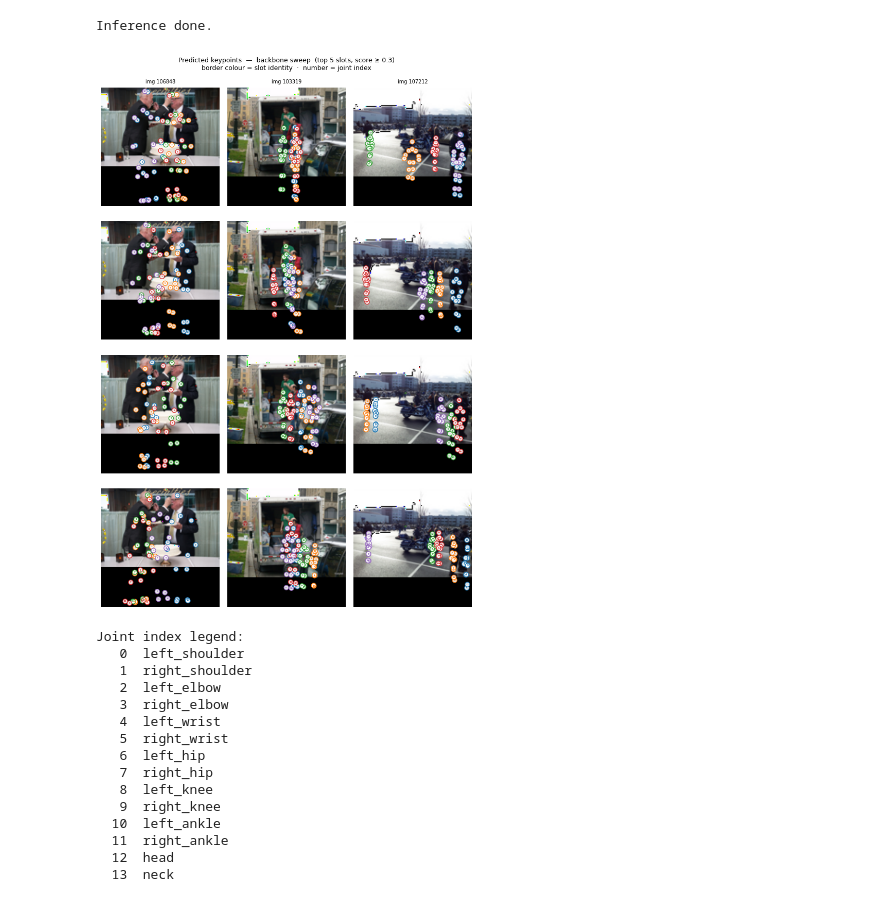
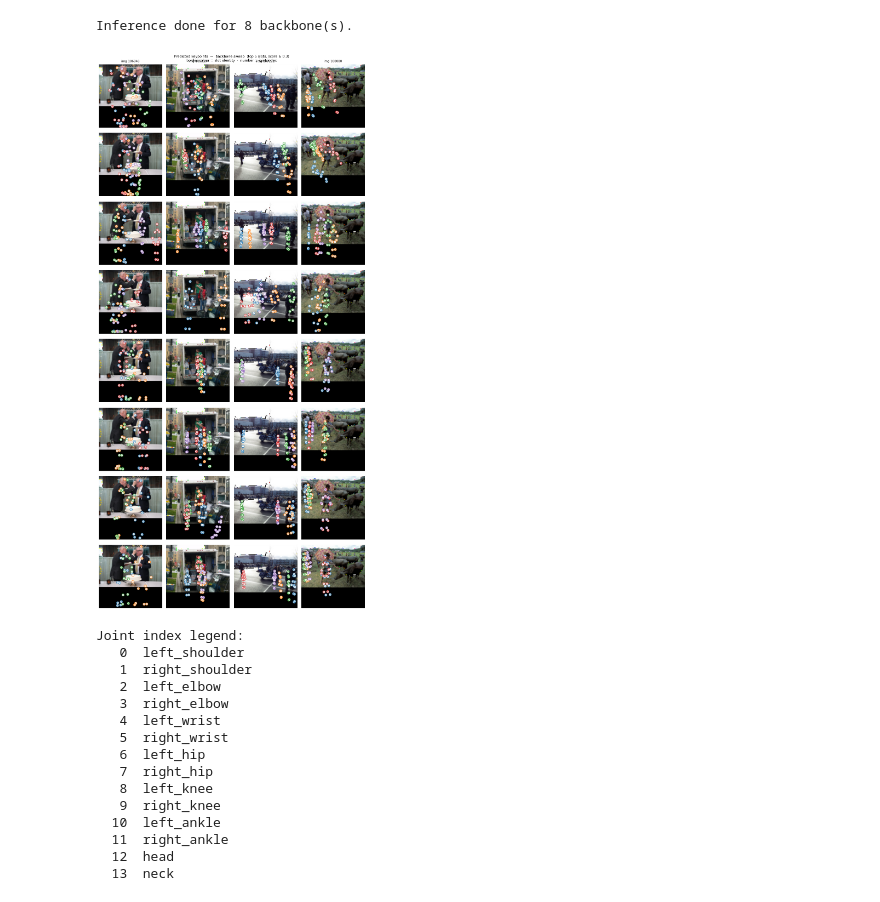
Before and after one commit to gasparyanartur/diffusion-pose-estimation, a Jupyter notebook: notebook/visualize_backbone_sweep.ipynb, the cells around one changed output. Saved outputs shown, nothing was run; the diff lists cells and outputs as text; code cells hidden in the pictures.

```diff
--- a/notebook/visualize_backbone_sweep.ipynb
+++ b/notebook/visualize_backbone_sweep.ipynb
@@ -202,7 +335,7 @@ plt.show()
 # %%
 # ── Run inference ─────────────────────────────────────────────────────────────
 #
-# For each backbone, forward-pass all 5 images as a single batch.
+# For each backbone, forward-pass all images as a single batch.
 # Outputs are kept as numpy for visualisation.
 #
 # predictions[tid][img_idx] = dict with keys:
@@ -214,17 +347,16 @@ predictions: dict[int, list[dict]] = {}
 
 with torch.no_grad():
     for tid, module in sorted(modules.items()):
-        batch = torch.stack(padded_images)  # [5, 3, 128, 128]
-        # _forward expects a dict with key "image"
+        batch = torch.stack(padded_images)  # [B, 3, 128, 128]
         pred = module._forward({"image": batch})
 
-        kpts_canonical = pred["keypoints"].cpu()        # [5, N, K, 2]
-        scores_all     = pred["scores"].cpu()           # [5, N]
-        kpt_scores_all = pred["keypoint_scores"].cpu()  # [5, N, K]
+        kpts_canonical = pred["keypoints"].cpu()        # [B, N, K, 2]
+        scores_all     = pred["scores"].cpu()           # [B, N]
+        kpt_scores_all = pred["keypoint_scores"].cpu()  # [B, N, K]
 
         B = kpts_canonical.shape[0]
         img_wh = torch.tensor([[MAX_SIZE, MAX_SIZE]], dtype=torch.float32).expand(B, -1)
-        kpts_pixel_all = canonical_to_pixel(kpts_canonical, img_wh)  # [5, N, K, 2]
+        kpts_pixel_all = canonical_to_pixel(kpts_canonical, img_wh)  # [B, N, K, 2]
 
         predictions[tid] = [
             {
@@ -232,12 +364,12 @@ with torch.no_grad():
                 "scores":     scores_all[i].numpy(),
                 "kpt_scores": kpt_scores_all[i].numpy(),
             }
-            for i in range(len(EXAMPLE_IMAGE_IDS))
+            for i in range(B)
         ]
 
-print("Inference done.")
+print(f"Inference done for {len(predictions)} backbone(s).")
 # %% [output]
-Inference done.
+Inference done for 8 backbone(s).
 # %%
 # ── Visualisation helper ──────────────────────────────────────────────────────
 
@@ -299,47 +431,56 @@ def plot_keypoints_with_slots(
 # %%
 %matplotlib inline
 # %%
-# ── Display grid: 4 backbones × 5 images ─────────────────────────────────────
 
-n_rows = len(task_runs)
+# ── Display grid: backbones × images ─────────────────────────────────────────
+
+loaded_tids = sorted(t for t in task_runs if t in modules)
+
+n_rows = len(loaded_tids)
 n_cols = len(EXAMPLE_IMAGE_IDS)
-fig, axes = plt.subplots(n_rows, n_cols, figsize=(n_cols * 2.5, n_rows * 2.8))
+fig, axes = plt.subplots(
+    n_rows, n_cols,
+    figsize=(n_cols * 2.5, n_rows * 2.6),
+    squeeze=False,
+)
 
-for row, tid in enumerate(sorted(task_runs)):
-    backbone = backbone_names[tid]
-    ap_val   = test_ap[tid]
-    ap_str   = f"AP={ap_val:.3f}" if not np.isnan(ap_val) else "AP=n/a"
+for row, tid in enumerate(loaded_tids):
+    backbone = backbone_names.get(tid, f"task_{tid}")
 
-    for col, img_idx in enumerate(range(n_cols)):
-        ax  = axes[row, col]
-        pred = predictions[tid][img_idx]
+    for col in range(n_cols):
+        ax   = axes[row, col]
+        pred = predictions[tid][col]
         plot_keypoints_with_slots(
             ax,
-            display_images[img_idx],
+            display_images[col],
             pred["kpts_pixel"],
             pred["scores"],
             pred["kpt_scores"],
         )
         if col == 0:
-            ax.set_ylabel(f"{backbone}\n{ap_str}", fontsize=8, labelpad=4)
+            ax.set_ylabel(
+                backbone,
+                fontsize=9, labelpad=6,
+                rotation=0, ha="right", va="center",
+            )
         if row == 0:
-            ax.set_title(f"img {EXAMPLE_IMAGE_IDS[img_idx]}", fontsize=7)
+            ax.set_title(f"img {EXAMPLE_IMAGE_IDS[col]}", fontsize=8)
 
 fig.suptitle(
     f"Predicted keypoints  —  backbone sweep  "
     f"(top {TOP_K_SLOTS} slots, score ≥ {SCORE_THRESH})\n"
     f"border colour = slot identity  ·  number = joint index",
     fontsize=9,
 )
 fig.tight_layout()
 plt.show()
 
 # Joint index legend
 print("Joint index legend:")
 for idx in range(14):
     print(f"  {idx:2d}  {JOINT_NAMES[idx]}")
 # %% [output]
-[figure, old version]
+[figure, new version]
 Joint index legend:
    0  left_shoulder
    1  right_shoulder
```
Also changed, not shown: parts of 8 cells of this notebook, 5 other files.
